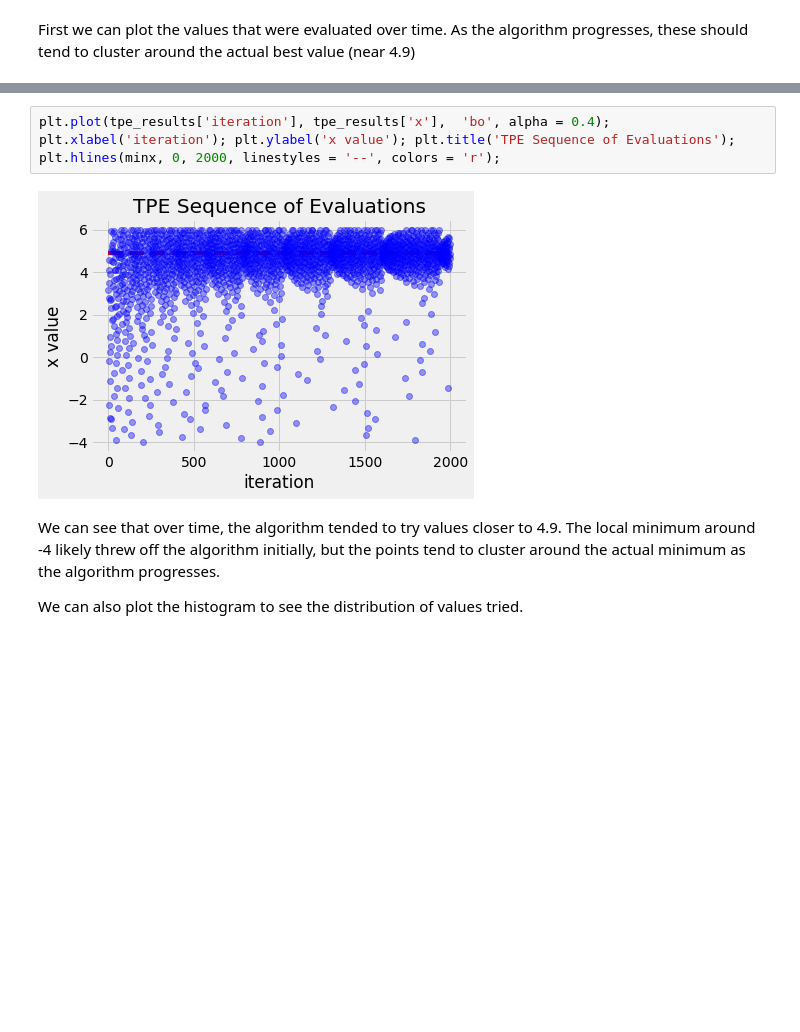
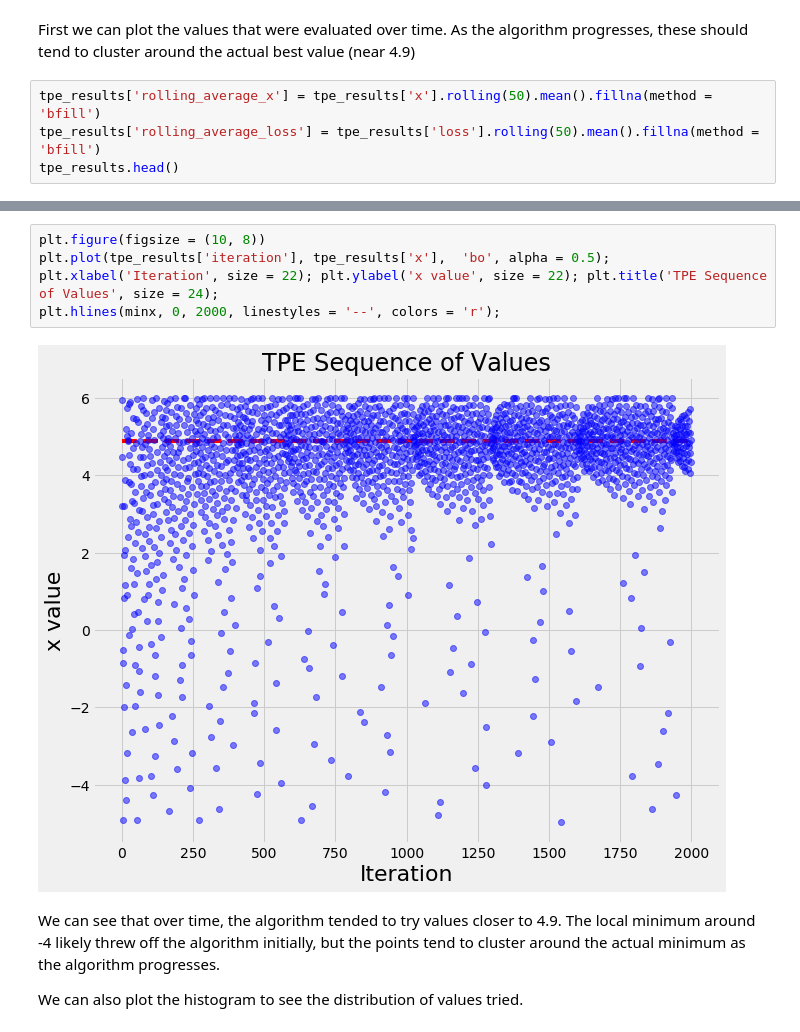
Before and after one commit to WillKoehrsen/hyperparameter-optimization, a Jupyter notebook: Introduction to Bayesian Optimization with Hyperopt.ipynb, the cells around one changed output, grey strips where cells are left out. Saved outputs shown, nothing was run; the diff lists cells and outputs as text; blank space fills up the shorter version.

```diff
--- a/Introduction to Bayesian Optimization with Hyperopt.ipynb
+++ b/Introduction to Bayesian Optimization with Hyperopt.ipynb
@@ -221,3 +225,7 @@ tpe_results.head()
 Extracting these results was a little work. We could have formatted the objective function to return more useful information (in a little bit we'll how to do this).
 # %% [markdown]
 First we can plot the values that were evaluated over time. As the algorithm progresses, these should tend to cluster around the actual best value (near 4.9)
+# %%
+tpe_results['rolling_average_x'] = tpe_results['x'].rolling(50).mean().fillna(method = 'bfill')
+tpe_results['rolling_average_loss'] = tpe_results['loss'].rolling(50).mean().fillna(method = 'bfill')
+tpe_results.head()
@@ -224,9 +239,10 @@ First we can plot the values that were evaluated over time. As the algorithm pro
 # %%
-plt.plot(tpe_results['iteration'], tpe_results['x'],  'bo', alpha = 0.4);
-plt.xlabel('iteration'); plt.ylabel('x value'); plt.title('TPE Sequence of Evaluations');
+plt.figure(figsize = (10, 8))
+plt.plot(tpe_results['iteration'], tpe_results['x'],  'bo', alpha = 0.5);
+plt.xlabel('Iteration', size = 22); plt.ylabel('x value', size = 22); plt.title('TPE Sequence of Values', size = 24);
 plt.hlines(minx, 0, 2000, linestyles = '--', colors = 'r');
 # %% [output]
-[figure, old version]
+[figure, new version]
 # %% [markdown]
 We can see that over time, the algorithm tended to try values closer to 4.9. The local minimum around -4 likely threw off the algorithm initially, but the points tend to cluster around the actual minimum as the algorithm progresses.
 
```
Also changed, not shown: parts of 20 cells of this notebook, 11 other files.
